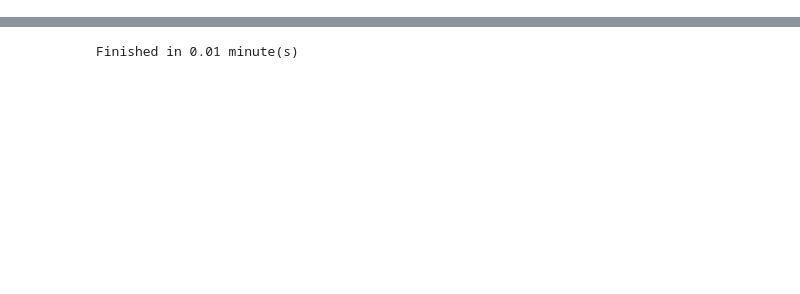
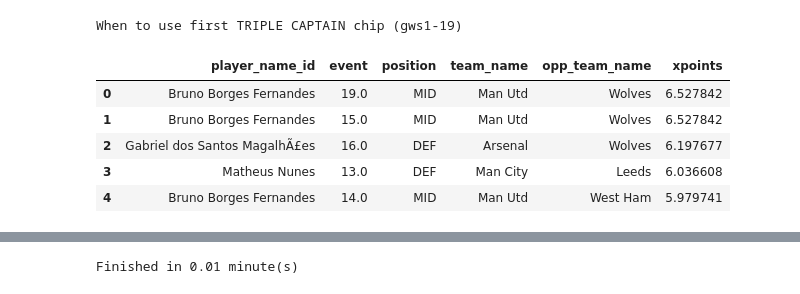
Before and after one commit to chrisimpacts/FPL-Points-Predictor, a Jupyter notebook: TRDL-Team-Analysis.ipynb, the cells around one changed output, grey strips where cells are left out. Cells and saved outputs as stored; diff of their text form; code cells hidden in the pictures; blank space fills up the shorter version.

```diff
--- a/TRDL-Team-Analysis.ipynb
+++ b/TRDL-Team-Analysis.ipynb
@@ -16,6 +16,30 @@ if __name__ == "__main__":
 stats_current_gameweek = 9
 picks_current_gameweek = 11
 current_season = 20252026
+# %%
+print("When to use first TRIPLE CAPTAIN chip (gws1-19)")
+view = db_creator.run_sql(f"""
+    SELECT
+        player_name_id,
+        event,
+        position,
+        team_name,
+        opp_team_name,
+        xpoints
+    FROM predictions
+    WHERE in_my_team = 1
+      AND event BETWEEN {picks_current_gameweek} AND 19
+    ORDER BY xpoints DESC
+""")
+view.head(5)
+# %% [output]
+When to use first TRIPLE CAPTAIN chip (gws1-19)
+|  | player_name_id | event | position | team_name | opp_team_name | xpoints |
+| 0 | Bruno Borges Fernandes | 19.0 | MID | Man Utd | Wolves | 6.527842 |
+| 1 | Bruno Borges Fernandes | 15.0 | MID | Man Utd | Wolves | 6.527842 |
+| 2 | Gabriel dos Santos MagalhÃ£es | 16.0 | DEF | Arsenal | Wolves | 6.197677 |
+| 3 | Matheus Nunes | 13.0 | DEF | Man City | Leeds | 6.036608 |
+| 4 | Bruno Borges Fernandes | 14.0 | MID | Man Utd | West Ham | 5.979741 |
 # %%
 view = db_creator.run_sql(f"""
     SELECT
```
Also changed, not shown: parts of 9 cells of this notebook, 4 other files.
